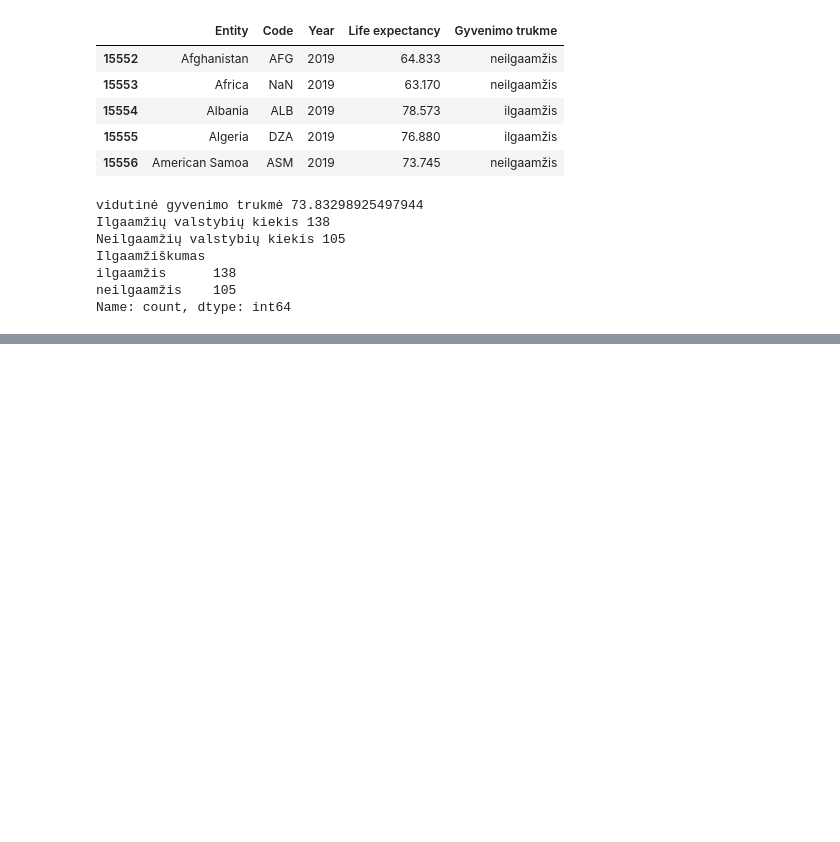
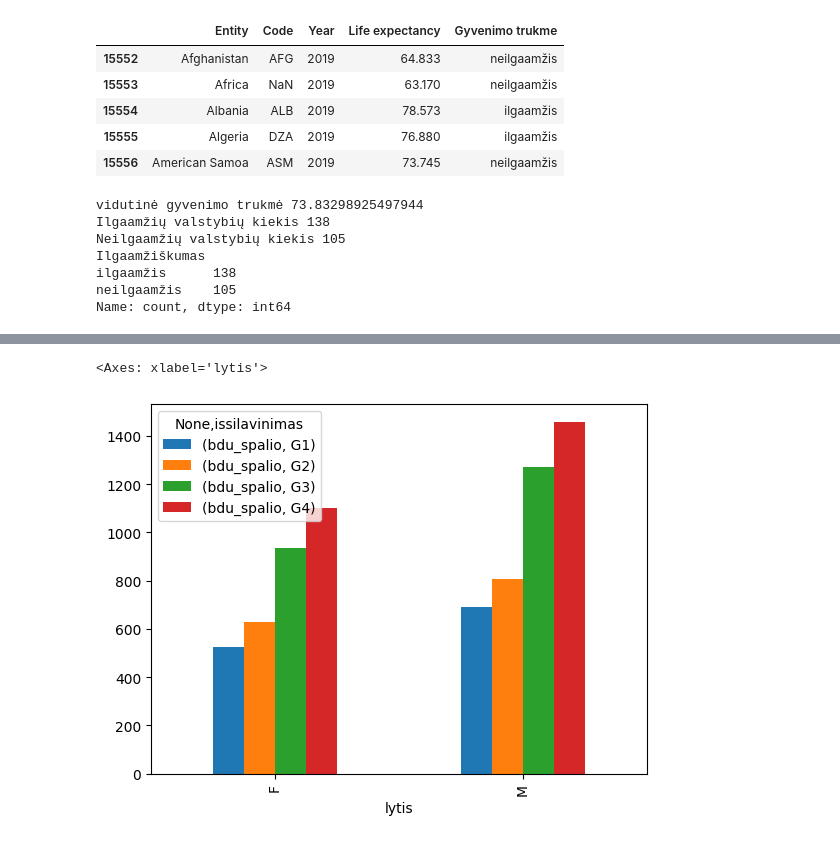
Before and after one commit to EmveeLT/JupyterNotebooks, a Jupyter notebook: Pandas2.ipynb, the cells around one changed output, grey strips where cells are left out. Cells and saved outputs as stored; diff of their text form; code cells hidden in the pictures; blank space fills up the shorter version.

```diff
--- a/Pandas2.ipynb
+++ b/Pandas2.ipynb
@@ -915,0 +1306,5 @@ Name: count, dtype: int64
+# %%
+dugr.mean(numeric_only=True).unstack().plot(kind= "bar")
+# %% [output]
+<Axes: xlabel='lytis'>
+[figure, added]
```
Also changed, not shown: parts of 48 cells of this notebook, 3 other files.
